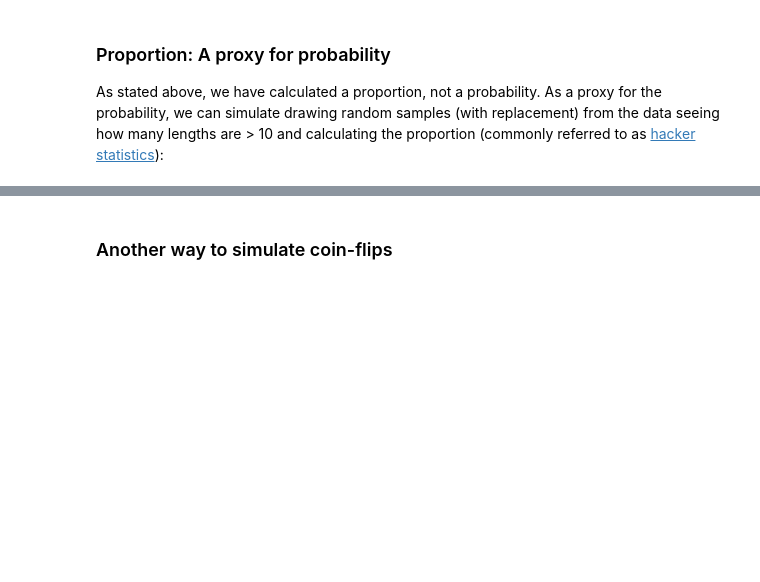
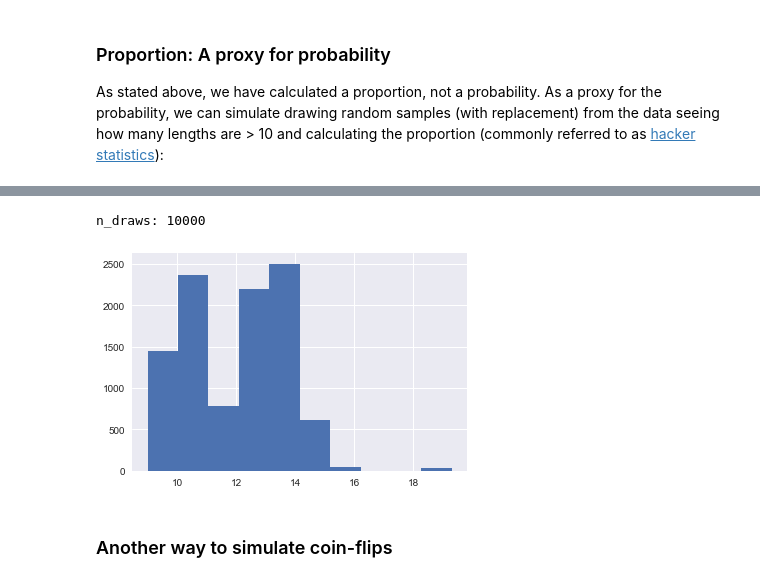
Before and after one commit to francescolosterzo/bayesian-stats-modelling-tutorial, a Jupyter notebook: notebooks/01a-student-probability-simulation.ipynb, the cells around one changed output, grey strips where cells are left out. Cells and saved outputs as stored; diff of their text form; code cells hidden in the pictures; blank space fills up the shorter version.

```diff
--- a/notebooks/01a-student-probability-simulation.ipynb
+++ b/notebooks/01a-student-probability-simulation.ipynb
@@ -124,3 +124,10 @@ np.mean(np.random.choice(lengths, n_samples, replace=True) > 10)
+# %%
+draws = np.random.choice(lengths, n_samples, replace=True)
+print('n_draws:', len(draws))
+plt.hist(draws);
+# %% [output]
+n_draws: 10000
+[figure, added]
 # %% [markdown]
 ### Another way to simulate coin-flips
 # %% [markdown]
```
Also changed, not shown: parts of 22 cells of this notebook.
